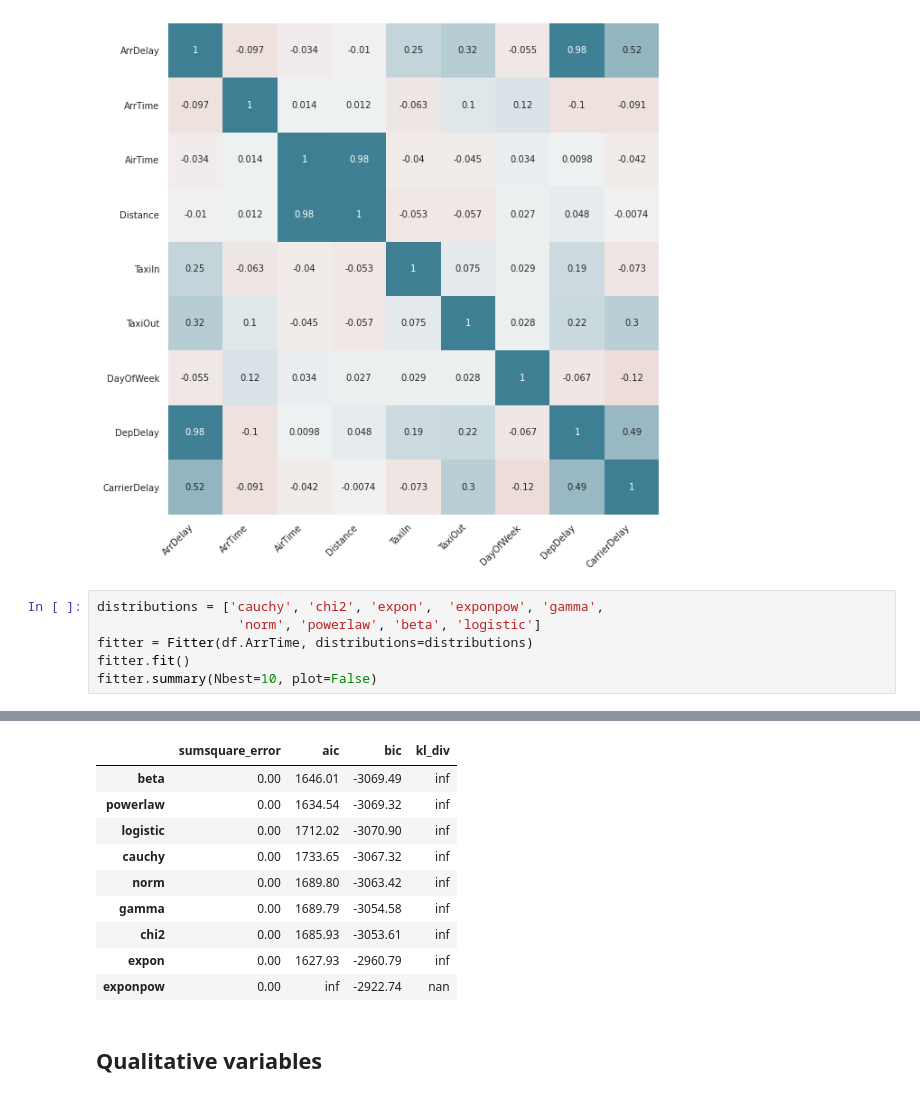
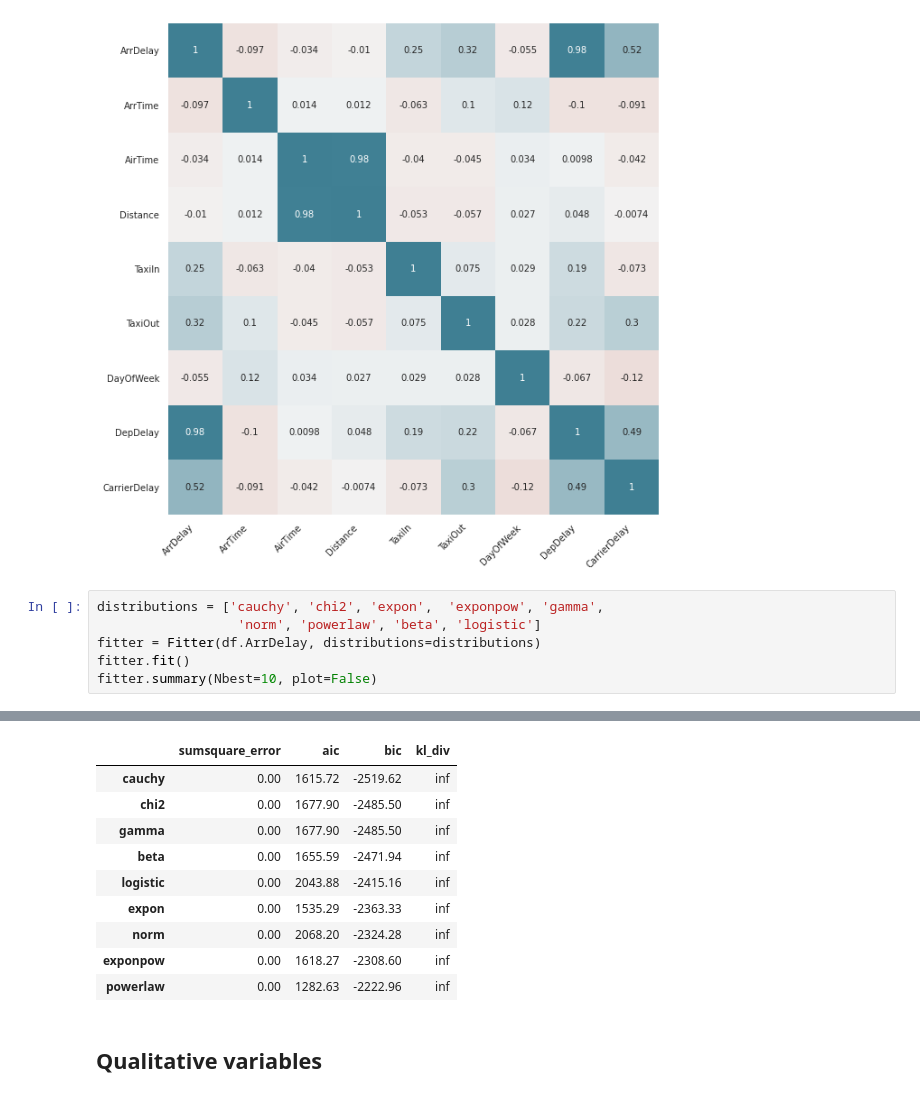
Before and after one commit to jesussantana/Supervised-Regression, a Jupyter notebook: notebooks/S12_T01_Supevised_Regression.ipynb, the cells around one changed output, grey strips where cells are left out. Cells and saved outputs as stored; diff of their text form.

```diff
--- a/notebooks/S12_T01_Supevised_Regression.ipynb
+++ b/notebooks/S12_T01_Supevised_Regression.ipynb
@@ -460,21 +460,21 @@ ax.tick_params(labelsize = 10)
 # %%
 distributions = ['cauchy', 'chi2', 'expon',  'exponpow', 'gamma',
                   'norm', 'powerlaw', 'beta', 'logistic']
-fitter = Fitter(df.ArrTime, distributions=distributions)
+fitter = Fitter(df.ArrDelay, distributions=distributions)
 fitter.fit()
 fitter.summary(Nbest=10, plot=False)
 # %% [output]
 [interactive output not drawn]
 |  | sumsquare_error | aic | bic | kl_div |
-| beta | 0.00 | 1646.01 | -3069.49 | inf |
-| powerlaw | 0.00 | 1634.54 | -3069.32 | inf |
-| logistic | 0.00 | 1712.02 | -3070.90 | inf |
-| cauchy | 0.00 | 1733.65 | -3067.32 | inf |
-| norm | 0.00 | 1689.80 | -3063.42 | inf |
-| gamma | 0.00 | 1689.79 | -3054.58 | inf |
-| chi2 | 0.00 | 1685.93 | -3053.61 | inf |
-| expon | 0.00 | 1627.93 | -2960.79 | inf |
-| exponpow | 0.00 | inf | -2922.74 | nan |
+| cauchy | 0.00 | 1615.72 | -2519.62 | inf |
+| chi2 | 0.00 | 1677.90 | -2485.50 | inf |
+| gamma | 0.00 | 1677.90 | -2485.50 | inf |
+| beta | 0.00 | 1655.59 | -2471.94 | inf |
+| logistic | 0.00 | 2043.88 | -2415.16 | inf |
+| expon | 0.00 | 1535.29 | -2363.33 | inf |
+| norm | 0.00 | 2068.20 | -2324.28 | inf |
+| exponpow | 0.00 | 1618.27 | -2308.60 | inf |
+| powerlaw | 0.00 | 1282.63 | -2222.96 | inf |
 # %% [markdown]
 ## Qualitative variables
 # %%
```
Also changed, not shown: parts of 5 cells of this notebook.
